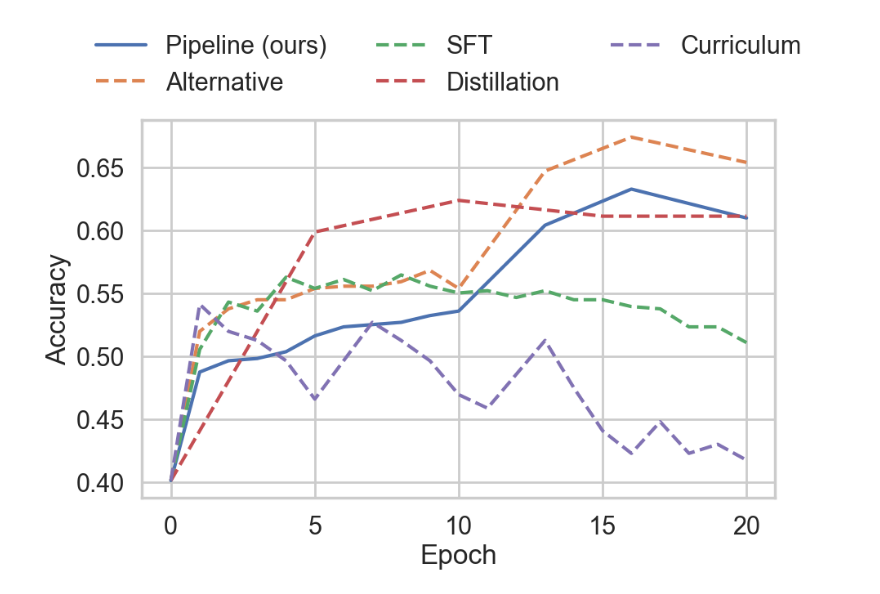
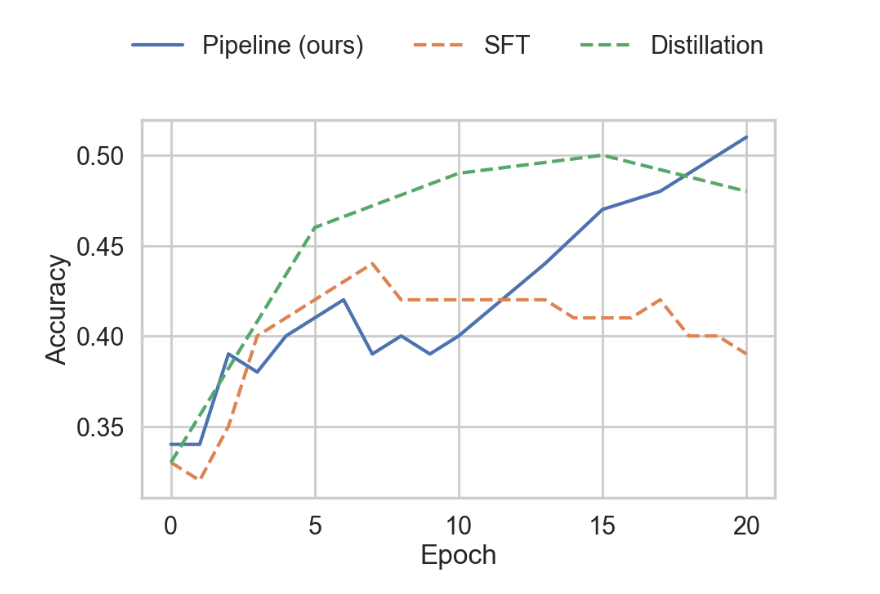
Before and after one commit to LabARSS/complexity-aware-fine-tuning, a Jupyter notebook: src/analysis/pipeline_training/mmlu_pipeline_vs_vs_sft_20epochs.ipynb, the cells around one changed output. Saved outputs shown, nothing was run; the diff lists cells and outputs as text; code cells hidden in the pictures.

```diff
--- a/src/analysis/pipeline_training/mmlu_pipeline_vs_vs_sft_20epochs.ipynb
+++ b/src/analysis/pipeline_training/mmlu_pipeline_vs_vs_sft_20epochs.ipynb
@@ -97,94 +97,66 @@ def load_jsonl_results(paths: list[str]):
 
     # Interpolate missing values
     return interpolate_missing_epochs(epochs_list, accuracy_list)
 
 
-def load_curriculum_results(paths: list[str]):
-    results = []
-    for path in paths:
-        # Calculate offset as the next epoch after the last one we have
-        offset = results[-1]["epoch"] + 1 if results else 0
-
-        with open(path, "r") as f:
-            pt_results: dict = json.load(f)
-            pt_results = [item for item in pt_results["log_history"] if "eval_accuracy" in item]
-
-            pt_results = [
-                {"accuracy": item["eval_accuracy"], "epoch": int(item["epoch"]) + offset} for item in pt_results
-            ]
-            results += pt_results
-
-    epochs_list = [item["epoch"] for item in results]
-    accuracy_list = [item["accuracy"] for item in results]
-
-    # Interpolate missing values
-    return interpolate_missing_epochs(epochs_list, accuracy_list)
-
-
-# qwen_pipeline = [0.332574, 0.3714, 0.381, 0.3714, 0.419, 0.4143, 0.5143, 0.4857, 0.4667, 0.50, 0.5048]
-# qwen_alt = [0.332574, 0.3424, 0.3905, 0.4333, 0.4343, 0.4381, 0.519, 0.4762, 0.4803, 0.475, 0.47]
-# qwen_full_sft = [0.332574, 0.40, 0.4429, 0.40, 0.4429, 0.4524, 0.4333, 0.4333, 0.4286, 0.4238, 0.4048]
-# qwen_full_distill = [0.332574, 0.45, 0.45, 0.50, 0.49, 0.46, 0.49, 0.51, 0.50, 0.51, 0.49]
-# qwen_sft_curriculum = [0.332574, 0.42, 0.438, 0.44, 0.45, 0.467, 0.465, 0.47, 0.46, 0.46, 0.45]
+qwen_pipeline = load_jsonl_results(
+    [
+        "../../../artifacts/pipeline_20epochs/pipeline/qwen/pt1/training_38379_results.jsonl",
+        "../../../artifacts/pipeline_20epochs/pipeline/qwen/pt2/training_2438_results.jsonl",
+    ]
+)
+qwen_full_sft = load_jsonl_results(
+    [
+        "../../../artifacts/pipeline_20epochs/sft_baseline/qwen/training_891_results.jsonl",
+    ]
+)
+qwen_full_distill = load_jsonl_results(
+    [
+        "../../../artifacts/pipeline_20epochs/full_distill_baseline/qwen/training_369_results.jsonl",
+    ]
+)
 
 phi_pipeline = load_jsonl_results(
     [
-        "../../../artifacts/pipeline_20epochs/pipeline/phi4/pt1/training_13_results.jsonl",
-        "../../../artifacts/pipeline_20epochs/pipeline/phi4/pt2/training_1414_results.jsonl",
-    ]
-)
-phi_alt = load_jsonl_results(
-    [
-        "../../../artifacts/pipeline_20epochs/alternative/phi/pt1/training_107246_results.jsonl",
-        "../../../artifacts/pipeline_20epochs/alternative/phi/pt2/training_22481_results.jsonl",
+        "../../../artifacts/pipeline_20epochs/pipeline/phi4/pt1/training_37578_results.jsonl",
+        "../../../artifacts/pipeline_20epochs/pipeline/phi4/pt2/training_98392_results.jsonl",
     ]
 )
 phi_full_sft = load_jsonl_results(
     [
         "../../../artifacts/pipeline_20epochs/sft_baseline/phi4/training_1425_results.jsonl",
     ]
 )
 phi_full_distill = load_jsonl_results(
     [
         "../../../artifacts/pipeline_20epochs/full_distill_baseline/phi4/training_3308_results.jsonl",
     ]
 )
-phi_sft_curriculum = load_curriculum_results(
-    [
-        "../../../artifacts/pipeline_20epochs/sft_curriculum/phi4/easy/checkpoint-2250/trainer_state.json",
-        "../../../artifacts/pipeline_20epochs/sft_curriculum/phi4/mid/checkpoint-2250/trainer_state.json",
-        "../../../artifacts/pipeline_20epochs/sft_curriculum/phi4/hard/checkpoint-4500/trainer_state.json",
-    ]
-)
-
-# fig = plt.figure(figsize=(10, 6))
-
-# plt.plot(epochs, qwen_pipeline, label="Pipeline (ours)")
-# plt.plot(epochs, qwen_alt, label="Alternative", linestyle="dashed")
-# plt.plot(epochs, qwen_full_sft, label="SFT", linestyle="dashed")
-# plt.plot(epochs, qwen_full_distill, label="Distillation", linestyle="dashed")
-# plt.plot(epochs, qwen_sft_curriculum, label="Curriculum", linestyle="dashed")
-
-# plt.xlabel("Epoch")
-# plt.ylabel("Accuracy")
-
-# fig.legend(loc="outside upper center", bbox_to_anchor=(0.5, 1.1), ncol=3, frameon=False)
-# plt.savefig("../../../artifacts/pipeline/qwen_pipeline.pdf", bbox_inches="tight")
-# plt.show()
 
 fig = plt.figure(figsize=(10, 6))
 
-plt.plot(phi_pipeline[0], phi_pipeline[1], label="Pipeline (ours)")
-plt.plot(phi_alt[0], phi_alt[1], label="Alternative", linestyle="dashed")
-plt.plot(phi_full_sft[0], phi_full_sft[1], label="SFT", linestyle="dashed")
-plt.plot(phi_full_distill[0], phi_full_distill[1], label="Distillation", linestyle="dashed")
-plt.plot(phi_sft_curriculum[0], phi_sft_curriculum[1], label="Curriculum", linestyle="dashed")
+plt.plot(qwen_pipeline[0], qwen_pipeline[1], label="Pipeline (ours)")
+plt.plot(qwen_full_sft[0], qwen_full_sft[1], label="SFT", linestyle="dashed")
+plt.plot(qwen_full_distill[0], qwen_full_distill[1], label="Distillation", linestyle="dashed")
 
 plt.xlabel("Epoch")
 plt.ylabel("Accuracy")
 
 fig.legend(loc="outside upper center", bbox_to_anchor=(0.5, 1.1), ncol=3, frameon=False)
-plt.savefig("../../../artifacts/pipeline/phi_pipeline.pdf", bbox_inches="tight")
+plt.savefig("../../../artifacts/pipeline/qwen_pipeline_20epochs.pdf", bbox_inches="tight")
 plt.show()
+
+fig = plt.figure(figsize=(10, 6))
+
+plt.plot(phi_pipeline[0], phi_pipeline[1], label="Pipeline (ours)")
+plt.plot(phi_full_sft[0], phi_full_sft[1], label="SFT", linestyle="dashed")
+plt.plot(phi_full_distill[0], phi_full_distill[1], label="Distillation", linestyle="dashed")
+
+plt.xlabel("Epoch")
+plt.ylabel("Accuracy")
+
+fig.legend(loc="outside upper center", bbox_to_anchor=(0.5, 1.1), ncol=3, frameon=False)
+plt.savefig("../../../artifacts/pipeline/phi_pipeline_20epochs.pdf", bbox_inches="tight")
+plt.show()
 # %% [output]
-[figure, old version]
+[figure, new version]
```
Also changed, not shown: parts of 2 cells of this notebook, 20 other files.
